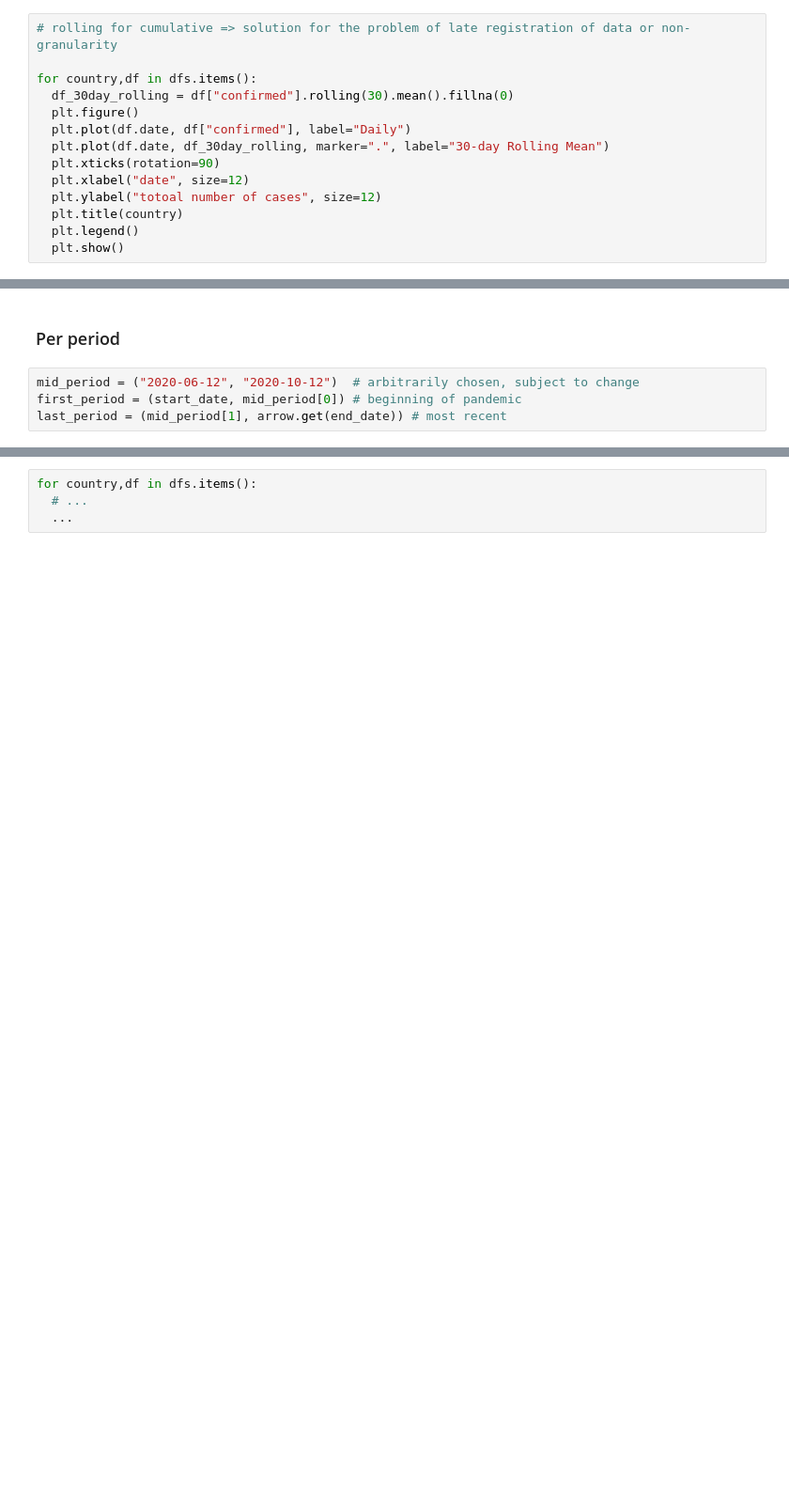
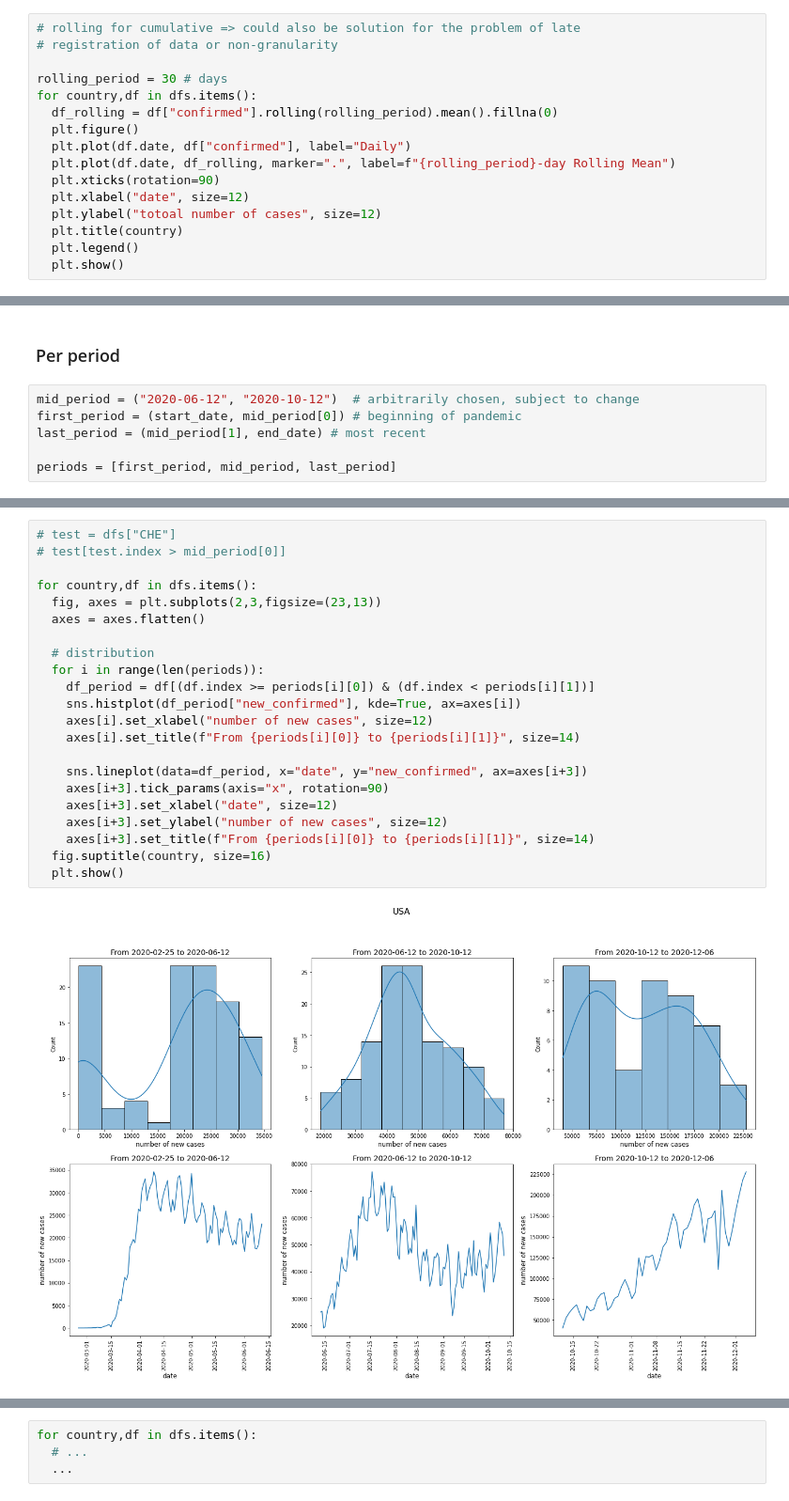
Before and after one commit to anitamezzetti/covid_impact_stocks_volatility, a Jupyter notebook: HienVersion_FinBigData_1.ipynb, the cells around one changed output, grey strips where cells are left out. Shown at 94% size. Drawn from its saved outputs; the diff is of its cells as text; blank space fills up the shorter version.

```diff
--- a/HienVersion_FinBigData_1.ipynb
+++ b/HienVersion_FinBigData_1.ipynb
@@ -127,11 +138,13 @@ for country,df in dfs.items():
 # %%
-# rolling for cumulative => solution for the problem of late registration of data or non-granularity
+# rolling for cumulative => could also be solution for the problem of late
+# registration of data or non-granularity
 
+rolling_period = 30 # days
 for country,df in dfs.items():
-  df_30day_rolling = df["confirmed"].rolling(30).mean().fillna(0)
+  df_rolling = df["confirmed"].rolling(rolling_period).mean().fillna(0)
   plt.figure()
   plt.plot(df.date, df["confirmed"], label="Daily")
-  plt.plot(df.date, df_30day_rolling, marker=".", label="30-day Rolling Mean")
+  plt.plot(df.date, df_rolling, marker=".", label=f"{rolling_period}-day Rolling Mean")
   plt.xticks(rotation=90)
   plt.xlabel("date", size=12)
   plt.ylabel("totoal number of cases", size=12)
@@ -148,4 +161,6 @@ for country,df in dfs.items():
 # %%
 mid_period = ("2020-06-12", "2020-10-12")  # arbitrarily chosen, subject to change
 first_period = (start_date, mid_period[0]) # beginning of pandemic
-last_period = (mid_period[1], arrow.get(end_date)) # most recent
+last_period = (mid_period[1], end_date) # most recent
+
+periods = [first_period, mid_period, last_period]
@@ -169,0 +167,24 @@ test[test.index > mid_period[0]]
+# %%
+# test = dfs["CHE"]
+# test[test.index > mid_period[0]]
+
+for country,df in dfs.items():
+  fig, axes = plt.subplots(2,3,figsize=(23,13))
+  axes = axes.flatten()
+
+  # distribution
+  for i in range(len(periods)):
+    df_period = df[(df.index >= periods[i][0]) & (df.index < periods[i][1])]
+    sns.histplot(df_period["new_confirmed"], kde=True, ax=axes[i])
+    axes[i].set_xlabel("number of new cases", size=12)
+    axes[i].set_title(f"From {periods[i][0]} to {periods[i][1]}", size=14)
+
+    sns.lineplot(data=df_period, x="date", y="new_confirmed", ax=axes[i+3])
+    axes[i+3].tick_params(axis="x", rotation=90)
+    axes[i+3].set_xlabel("date", size=12)
+    axes[i+3].set_ylabel("number of new cases", size=12)
+    axes[i+3].set_title(f"From {periods[i][0]} to {periods[i][1]}", size=14)
+  fig.suptitle(country, size=16)
+  plt.show()
+# %% [output]
+[figure, added]
```
Also changed, not shown: parts of 10 cells of this notebook.
